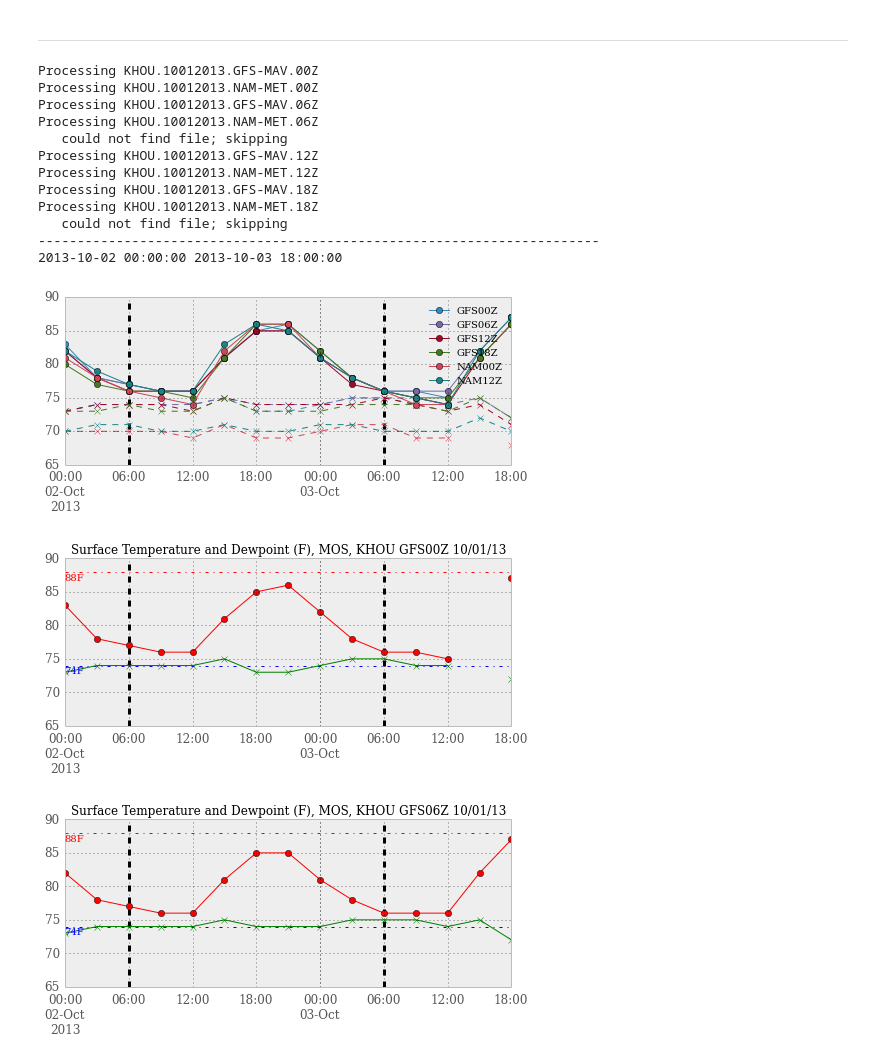
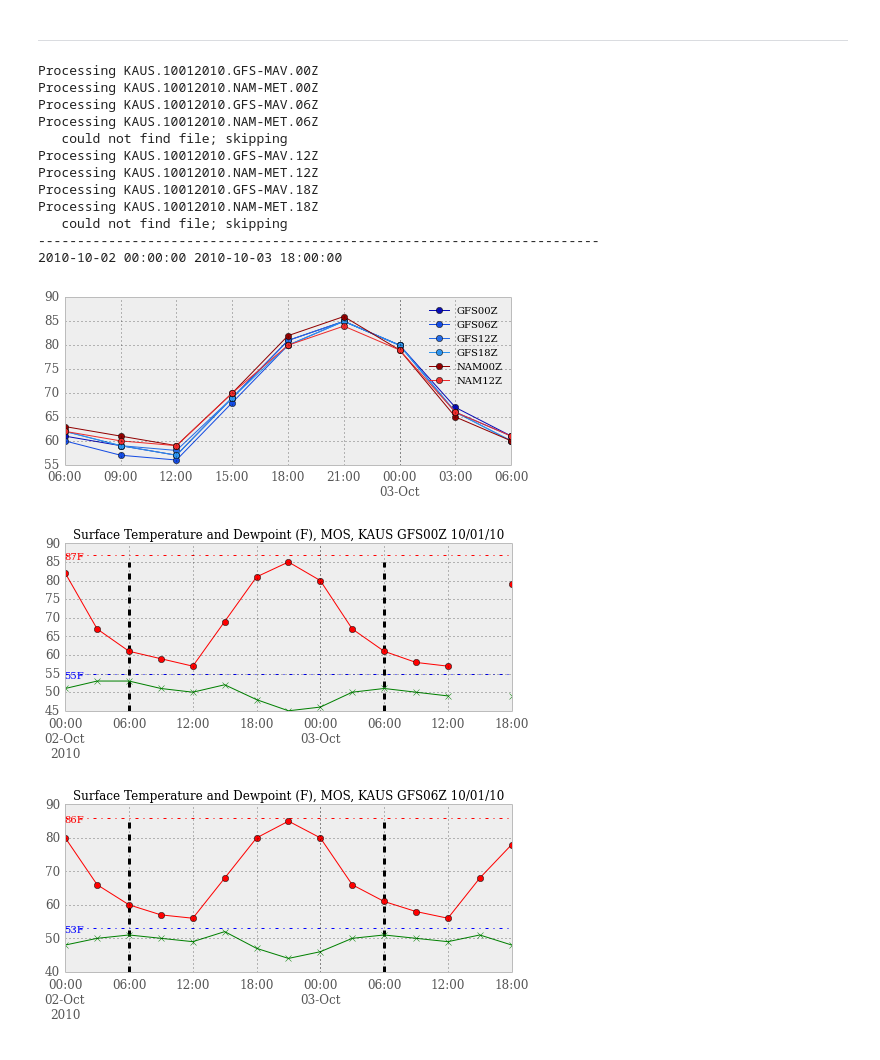
Before and after one commit to darothen/wxc, a Jupyter notebook: mosobs/mos_timeseries.ipynb, the cells around one changed output. Saved outputs shown, nothing was run; the diff lists cells and outputs as text; code cells hidden in the pictures.

```diff
--- a/mosobs/mos_timeseries.ipynb
+++ b/mosobs/mos_timeseries.ipynb
@@ -43,7 +43,7 @@ def concatenate_MOS(station, forecast_date, gfs=True, nam=True):
         Station identifier code
     forecast_date : datetime.datetime
         The date corresponding to the 00z-00z forecast period
-    gfs, nam : boolean
+    gfs, nam : boolean, optional
         Logical switch on which model to include (both true by
         default)
 
@@ -88,11 +88,14 @@ def concatenate_MOS(station, forecast_date, gfs=True, nam=True):
 
     return mos_panel, all_mos
 # %%
-STATION = "KHOU"
-forecast_date = datetime.strptime("2013-10-02", "%Y-%m-%d")
+STATION = "KAUS"
+forecast_date = datetime.strptime("2010-10-02", "%Y-%m-%d")
 model_date = forecast_date - timedelta(days=1)
 fcst_begin = forecast_date
 fcst_end = fcst_begin + timedelta(days=1, hours=18)
+
+fcst_bracket = [fcst_begin + timedelta(hours=6),
+                fcst_begin + timedelta(days=1, hours=6)]
 
 mos_panel, all_mos = concatenate_MOS(STATION, forecast_date)
 print "--"*36
@@ -104,56 +107,62 @@ ax = fig.add_subplot(111)
 cc = ax._get_lines.color_cycle
 
 ## Plot temperatures and dewpoints
+model_color = { 'NAM00Z': '#910000',
+                'NAM12Z': '#ED2B2B',
+                'GFS00Z': '#090CB5',
+                'GFS06Z': '#144BE3',
+                'GFS12Z': '#256BE6',
+                'GFS18Z': '#2D94ED', }
 for key, color in zip(mos_panel, cc):
     raw_mos = all_mos[key]
     maxmins = raw_mos.maxmins[forecast_date]
 
     data = mos_panel[key].ix[fcst_begin:fcst_end]
 
     ## Master panel
-    tp = data["TMP"].plot(ax=ax, style="o-", c=color, label=key)
-    dp = data["DPT"].plot(ax=ax, style="x--", c=color, label="_nolegend_")
+    c = model_color[key]
+    tp = data["TMP"].plot(ax=ax, style="o-", c=c, label=key)
 
     ## Single panel
     fig_solo = figure(figsize=(8,3))
     ax_s = fig_solo.add_subplot(111)
     tp_s = data["TMP"].plot(ax=ax_s, style="o-r")
     dp_s = data["DPT"].plot(ax=ax_s, style="x-g")
 
-    ax_s.set_ylim(65, 90)
-    ax_s.vlines([fcst_begin + timedelta(hours=6),
-                 fcst_begin + timedelta(days=1, hours=6)], 65, 90,
+    ylo, yhi = ax_s.get_ylim()
+
+    #ax_s.set_ylim(65, 90)
+    ax_s.vlines(fcst_bracket, ylo, yhi,
                 linestyle='dashed', linewidth=3)
     ax_s.hlines([maxmins['max'], maxmins['min']], fcst_begin, fcst_end,
                 linestyle='-.', colors=['r', 'b'])
     ax_s.text(fcst_begin, maxmins['max']-1.2, "%2dF" % maxmins['max'], color='r')
     ax_s.text(fcst_begin, maxmins['min']-1.2, "%2dF" % maxmins['min'], color='b')
 
     ax_s.set_title("Surface Temperature and Dewpoint (F), MOS, %s %s %s" %
                    (STATION, key, model_date.strftime("%m/%d/%y")))
 
+ax.legend(fontsize=10)
+ax.set_xlim(fcst_bracket)
+draw()
 
-ax.legend(fontsize=10)
-ax.set_ylim(65, 90)
+ylo, yhi = ax.get_ylim()
+#ax.set_ylim(65, 90)
 
-## Add dividing lines
-ax.vlines([fcst_begin + timedelta(hours=6),
-           fcst_begin + timedelta(days=1, hours=6)], 65, 90,
-          linestyle='dashed', linewidth=3)
 show()
 # %% [output]
-Processing KHOU.10012013.GFS-MAV.00Z
-Processing KHOU.10012013.NAM-MET.00Z
-Processing KHOU.10012013.GFS-MAV.06Z
-Processing KHOU.10012013.NAM-MET.06Z
+Processing KAUS.10012010.GFS-MAV.00Z
+Processing KAUS.10012010.NAM-MET.00Z
+Processing KAUS.10012010.GFS-MAV.06Z
+Processing KAUS.10012010.NAM-MET.06Z
    could not find file; skipping
-Processing KHOU.10012013.GFS-MAV.12Z
-Processing KHOU.10012013.NAM-MET.12Z
-Processing KHOU.10012013.GFS-MAV.18Z
-Processing KHOU.10012013.NAM-MET.18Z
+Processing KAUS.10012010.GFS-MAV.12Z
+Processing KAUS.10012010.NAM-MET.12Z
+Processing KAUS.10012010.GFS-MAV.18Z
+Processing KAUS.10012010.NAM-MET.18Z
    could not find file; skipping
 ------------------------------------------------------------------------
-2013-10-02 00:00:00 2013-10-03 18:00:00
+2010-10-02 00:00:00 2010-10-03 18:00:00
-[figure, old version]
+[figure, new version]
-[figure, old version]
+[figure, new version]
-[figure, old version]
+[figure, new version]
```
Also changed, not shown: parts of 2 cells of this notebook, 7 other files.
